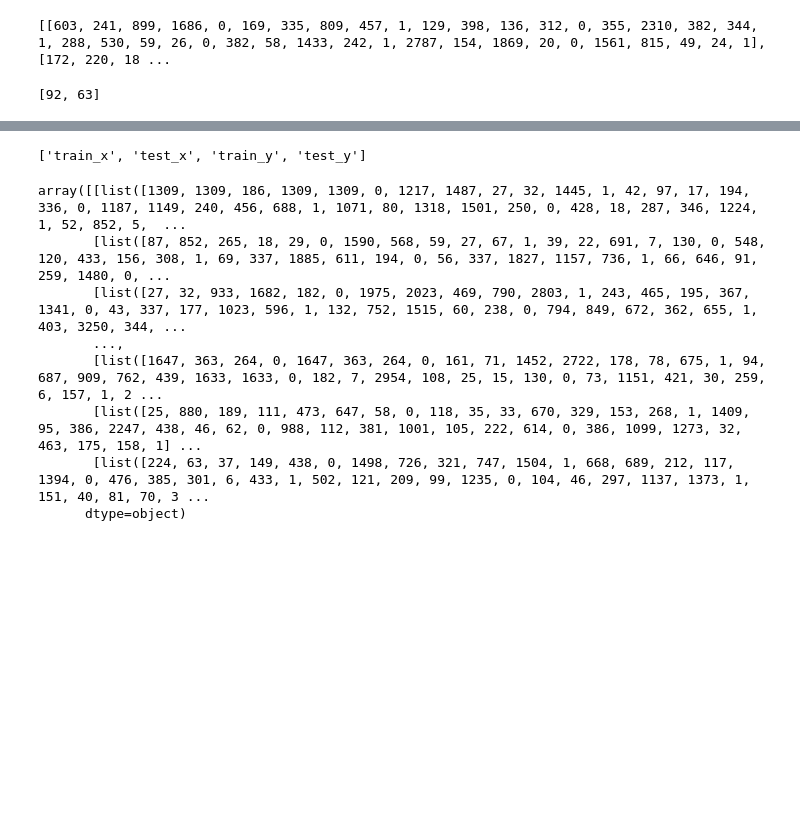
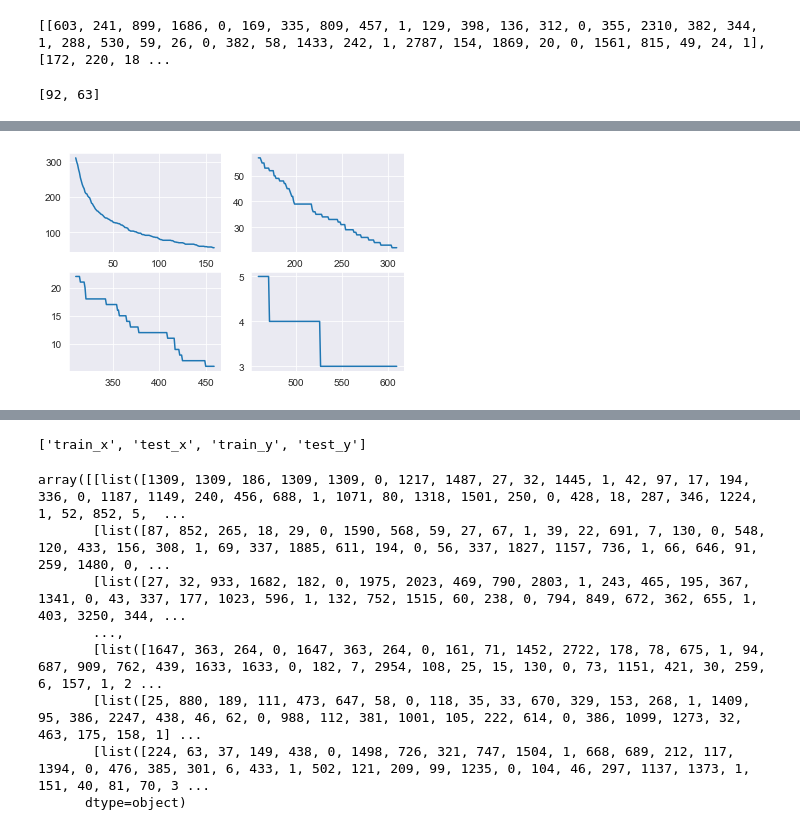
Before and after one commit to 2catycm/SUSTech-CS303_311-Artificial-Intelligence-Project, a Jupyter notebook: experiment/Project3 古诗词分类/EDA.ipynb, the cells around one changed output, grey strips where cells are left out. Cells and saved outputs as stored; diff of their text form; code cells hidden in the pictures; blank space fills up the shorter version.

```diff
--- a/experiment/Project3 古诗词分类/EDA.ipynb
+++ b/experiment/Project3 古诗词分类/EDA.ipynb
@@ -210,0 +274,20 @@ ValueError: setting an array element with a sequence. The requested array has an
+# %%
+filter_values = range(3000)
+def get_more_than(filter_value):
+    c = 0
+    for 诗人 in set(short_data_label):
+        if a[诗人]>=filter_value:
+            c+=1
+    return c
+poets = list(map(get_more_than, filter_values))
+# %%
+import matplotlib.pyplot as plt
+def draw(start = 0, step=5):
+    a, b = start, start+step
+    for plot_position in [221, 222, 223, 224]:
+        plt.subplot(plot_position)
+        plt.plot(filter_values[a:b], poets[a:b])
+        a, b = b, b+step
+draw(10, 150)
+# %% [output]
+[figure, added]
```
Also changed, not shown: parts of 27 cells of this notebook, 2 other files.
